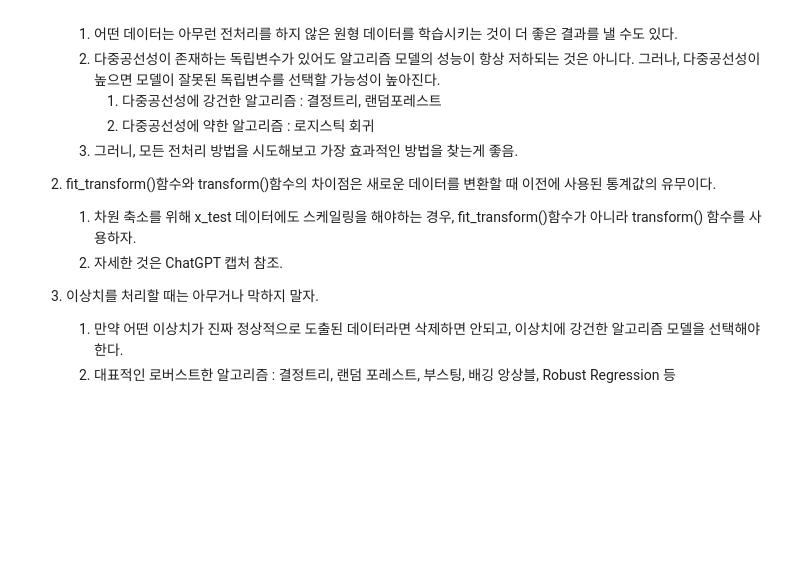
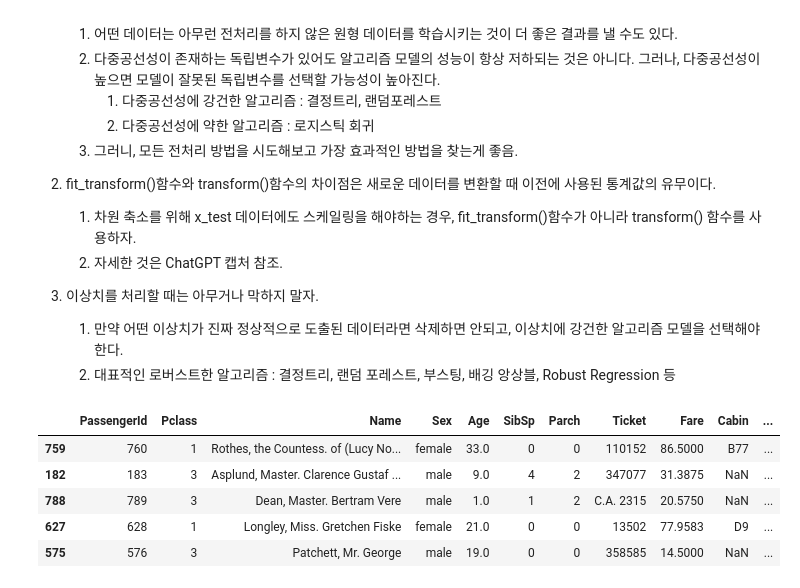
Before and after one commit to CatsSaveTheWorld/TIL, a Jupyter notebook: python/sklearn/지도학습.ipynb, the cells around one changed output. Drawn from its saved outputs; the diff is of its cells as text; code cells hidden in the pictures; blank space fills up the shorter version.

```diff
--- a/python/sklearn/지도학습.ipynb
+++ b/python/sklearn/지도학습.ipynb
@@ -153,3 +153,24 @@ vif
 3. 이상치를 처리할 때는 아무거나 막하지 말자.
    1. 만약 어떤 이상치가 진짜 정상적으로 도출된 데이터라면 삭제하면 안되고, 이상치에 강건한 알고리즘 모델을 선택해야 한다.
    2. 대표적인 로버스트한 알고리즘 : 결정트리, 랜덤 포레스트, 부스팅, 배깅 앙상블, Robust Regression 등
+# %%
+from sklearn.model_selection import train_test_split
+
+import pandas as pd
+
+df = pd.read_csv('./자료/titanic.csv', encoding='utf-8', engine='python')
+
+x_train, x_test, y_train, y_test = train_test_split(
+    df.drop(['Survived'], axis=1),
+    df['Survived'],
+    test_size=0.3, shuffle=True, stratify=df['Survived']
+)
+df = pd.concat([x_train, y_train], axis=1)
+df.head()
+# %% [output]
+|  | PassengerId | Pclass | Name | Sex | Age | SibSp | Parch | Ticket | Fare | Cabin | ... |
+| 759 | 760 | 1 | Rothes, the Countess. of (Lucy No... | female | 33.0 | 0 | 0 | 110152 | 86.5000 | B77 | ... |
+| 182 | 183 | 3 | Asplund, Master. Clarence Gustaf ... | male | 9.0 | 4 | 2 | 347077 | 31.3875 | NaN | ... |
+| 788 | 789 | 3 | Dean, Master. Bertram Vere | male | 1.0 | 1 | 2 | C.A. 2315 | 20.5750 | NaN | ... |
+| 627 | 628 | 1 | Longley, Miss. Gretchen Fiske | female | 21.0 | 0 | 0 | 13502 | 77.9583 | D9 | ... |
+| 575 | 576 | 3 | Patchett, Mr. George | male | 19.0 | 0 | 0 | 358585 | 14.5000 | NaN | ... |
```
Also changed, not shown: parts of 5 cells of this notebook, 3 other files.
